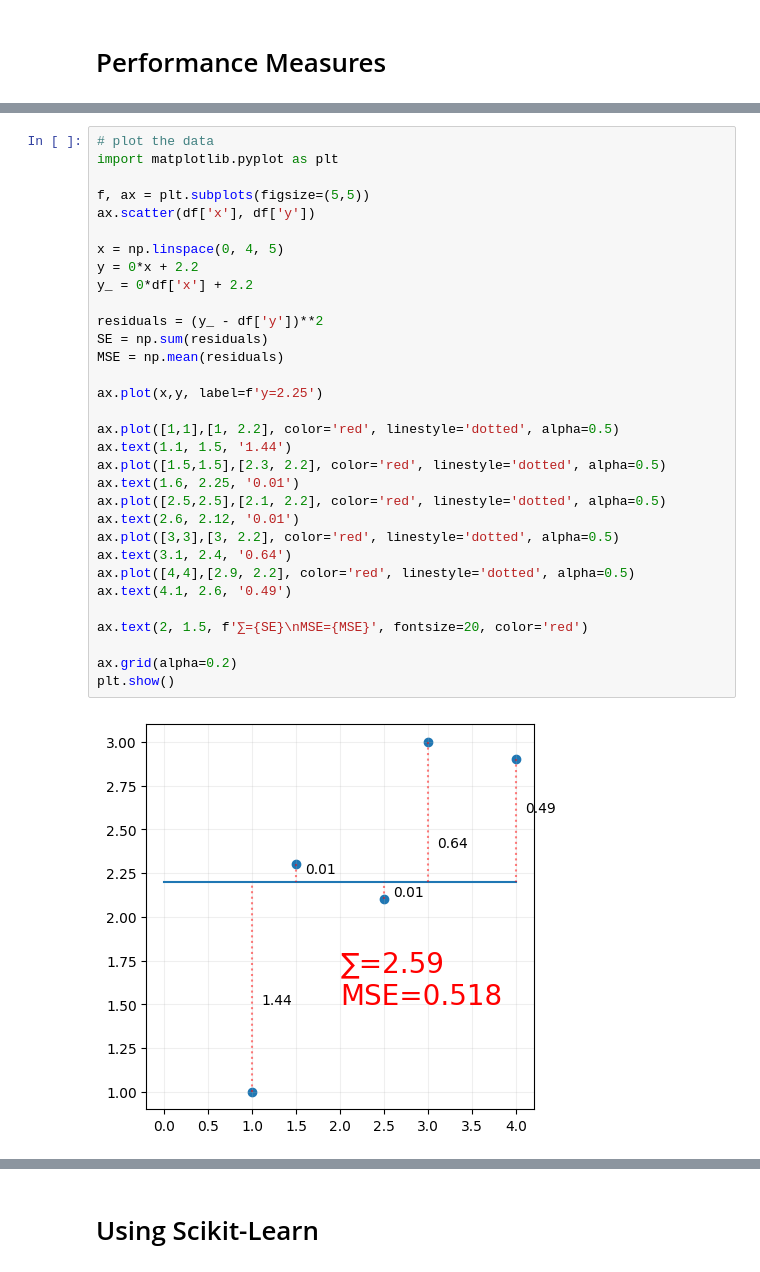
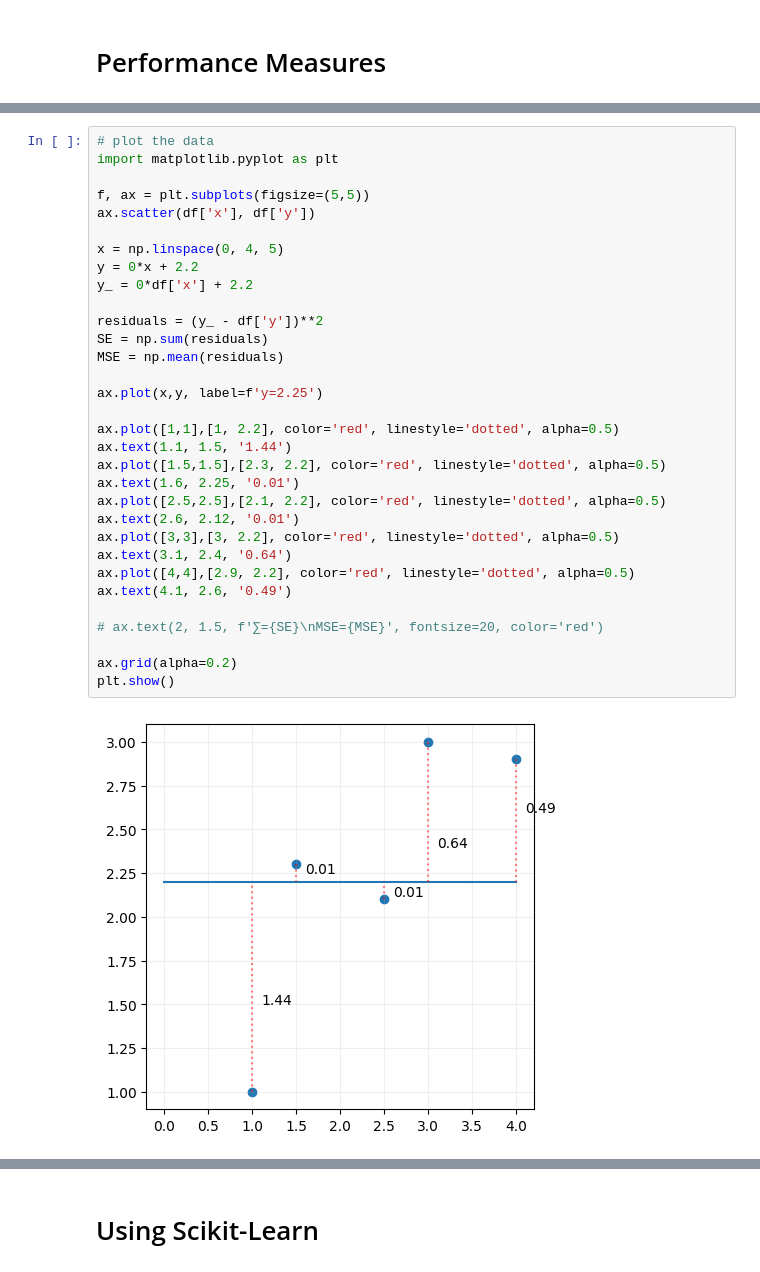
Before and after one commit to IT4063c-Spring23/In-class-sandbox, a Jupyter notebook: modules/Regression/sandbox.ipynb, the cells around one changed output, grey strips where cells are left out. Drawn from its saved outputs; the diff is of its cells as text.

```diff
--- a/modules/Regression/sandbox.ipynb
+++ b/modules/Regression/sandbox.ipynb
@@ -151,35 +137,35 @@ plt.show()
 import matplotlib.pyplot as plt
 
 f, ax = plt.subplots(figsize=(5,5))
 ax.scatter(df['x'], df['y'])
 
 x = np.linspace(0, 4, 5)
 y = 0*x + 2.2
 y_ = 0*df['x'] + 2.2
 
 residuals = (y_ - df['y'])**2
 SE = np.sum(residuals)
 MSE = np.mean(residuals)
 
 ax.plot(x,y, label=f'y=2.25')
 
 ax.plot([1,1],[1, 2.2], color='red', linestyle='dotted', alpha=0.5)
 ax.text(1.1, 1.5, '1.44')
 ax.plot([1.5,1.5],[2.3, 2.2], color='red', linestyle='dotted', alpha=0.5)
 ax.text(1.6, 2.25, '0.01')
 ax.plot([2.5,2.5],[2.1, 2.2], color='red', linestyle='dotted', alpha=0.5)
 ax.text(2.6, 2.12, '0.01')
 ax.plot([3,3],[3, 2.2], color='red', linestyle='dotted', alpha=0.5)
 ax.text(3.1, 2.4, '0.64')
 ax.plot([4,4],[2.9, 2.2], color='red', linestyle='dotted', alpha=0.5)
 ax.text(4.1, 2.6, '0.49')
 
-ax.text(2, 1.5, f'∑={SE}\nMSE={MSE}', fontsize=20, color='red')
+# ax.text(2, 1.5, f'∑={SE}\nMSE={MSE}', fontsize=20, color='red')
 
 ax.grid(alpha=0.2)
 plt.show()
 # %% [output]
-[figure, old version]
+[figure, new version]
 # %%
 # plot the data
 import matplotlib.pyplot as plt
```
Also changed, not shown: parts of 7 cells of this notebook.
